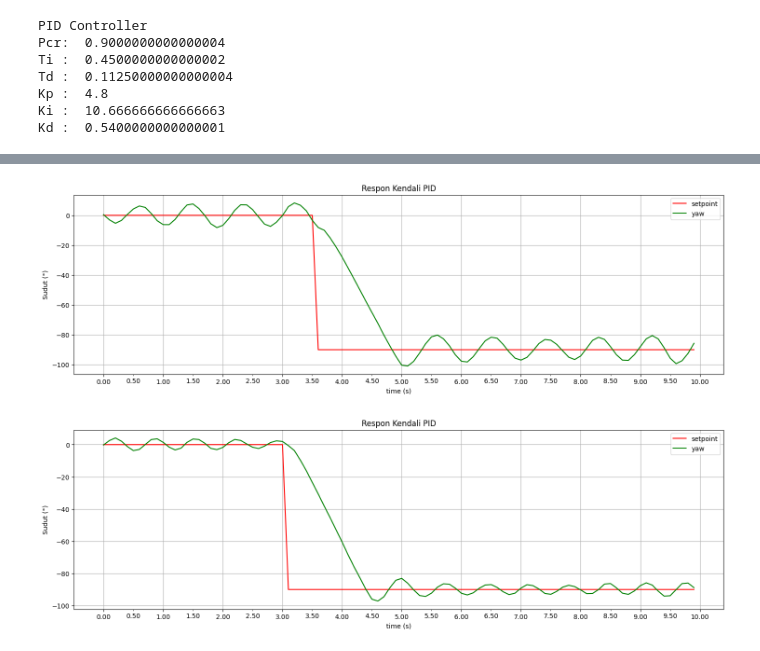
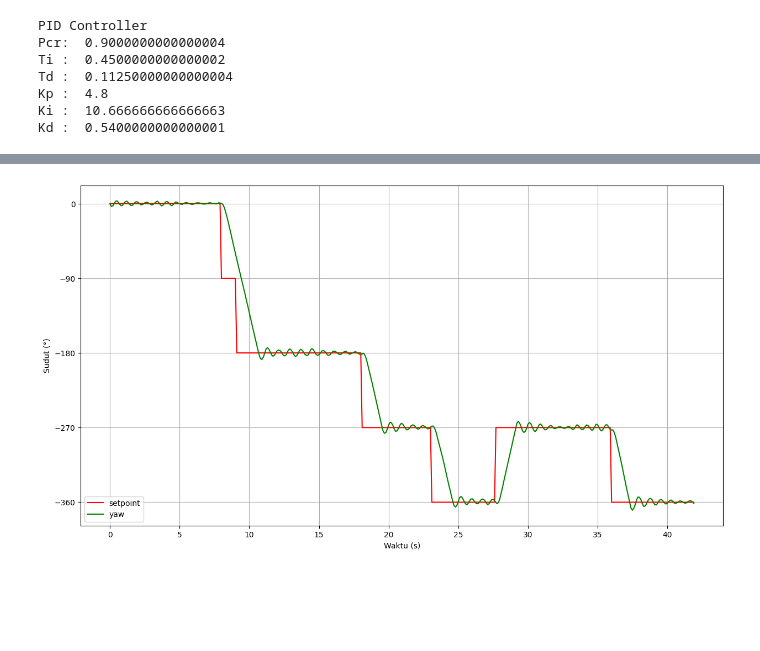
Before and after one commit to faizdaffa/Fuzzy-PID-Avoidance-Obstacle, a Jupyter notebook: doc/plot.ipynb, the cells around one changed output, grey strips where cells are left out. Saved outputs shown, nothing was run; the diff lists cells and outputs as text; code cells hidden in the pictures; blank space fills up the shorter version.

```diff
--- a/doc/plot.ipynb
+++ b/doc/plot.ipynb
@@ -321,68 +368,33 @@ Risetime           : 1.40 s
 # %%
-range_data = 100
+range_data = 420
 x = np.arange(0, range_data, 1)/10
 
-with open("kanan_pid.txt", "r") as file:
+with open("tes_result2.txt", "r") as file:
     next(file)
 
     # Read the first 100 lines
-    dataPID = [next(file) for _ in range(range_data)]
+    dataTes2 = [next(file) for _ in range(range_data)]
 
-setpointsPID    = [float(line.split(',')[0]) for line in dataPID]
-yaw_valuesPID  = [float(line.split(',')[1]) for line in dataPID]
+setpointsTes2    = [float(line.split(',')[0]) for line in dataTes2]
+yaw_valuesTes2  = [float(line.split(',')[1]) for line in dataTes2]
 
-fig, axs = plt.subplots(figsize=(18,5), sharex=True, sharey=True)
+fig, axs = plt.subplots(figsize=(15,8))
 # fig.suptitle('Grafik Respon Mobile Robot (Tuning PID)', y=0.91)
-axs.xaxis.set_major_locator(MultipleLocator(1))
-axs.xaxis.set_major_formatter('{x:.2f}')
-axs.xaxis.set_minor_locator(MultipleLocator(0.5))
-axs.xaxis.set_minor_formatter('{x:.2f}')
 
-axs.plot(x, setpointsPID, linestyle='-', color='r')
-axs.plot(x, yaw_valuesPID, linestyle='-', color='g')
-axs.set_title('Respon Kendali PID')
-axs.set_xlabel("time (s)")
+axs.plot(x, setpointsTes2, linestyle='-', color='r')
+axs.plot(x, yaw_valuesTes2, linestyle='-', color='g')
+axs.set_xlabel("Waktu (s)")
 axs.set_ylabel("Sudut (°)")
 
+axs.xaxis.set_major_locator(MultipleLocator(5))
+axs.xaxis.set_minor_locator(MultipleLocator(5))
+axs.yaxis.set_major_locator(MultipleLocator(90))
+axs.yaxis.set_minor_locator(MultipleLocator(90))
 # Adding legends
-axs.legend(['setpoint', 'yaw'])
+axs.legend(['setpoint', 'yaw'], loc='lower left')
 
 # plt.xticks(x)
 axs.grid()
 plt.show()
 # %% [output]
-[figure, old version]
+[figure, new version]
-# %%
-range_data = 100
-x = np.arange(0, range_data, 1)/10
-
-with open("kanan_pid22.txt", "r") as file:
-    next(file)
-
-    # Read the first 100 lines
-    dataPID = [next(file) for _ in range(range_data)]
-
-setpointsPID    = [float(line.split(',')[0]) for line in dataPID]
-yaw_valuesPID  = [float(line.split(',')[1]) for line in dataPID]
-
-fig, axs = plt.subplots(figsize=(18,5), sharex=True, sharey=True)
-# fig.suptitle('Grafik Respon Mobile Robot (Tuning PID)', y=0.91)
-axs.xaxis.set_major_locator(MultipleLocator(1))
-axs.xaxis.set_major_formatter('{x:.2f}')
-axs.xaxis.set_minor_locator(MultipleLocator(0.5))
-axs.xaxis.set_minor_formatter('{x:.2f}')
-
-axs.plot(x, setpointsPID, linestyle='-', color='r')
-axs.plot(x, yaw_valuesPID, linestyle='-', color='g')
-axs.set_title('Respon Kendali PID')
-axs.set_xlabel("time (s)")
-axs.set_ylabel("Sudut (°)")
-
-# Adding legends
-axs.legend(['setpoint', 'yaw'])
-
-# plt.xticks(x)
-axs.grid()
-plt.show()
-# %% [output]
-[figure, removed]
```
Also changed, not shown: parts of 11 cells of this notebook, 12 other files.
